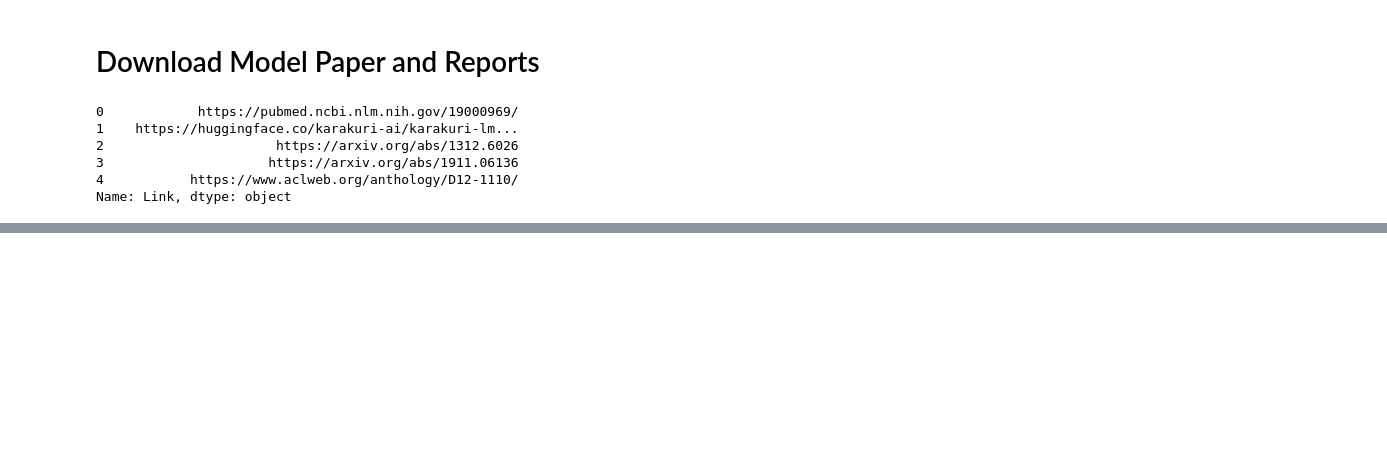
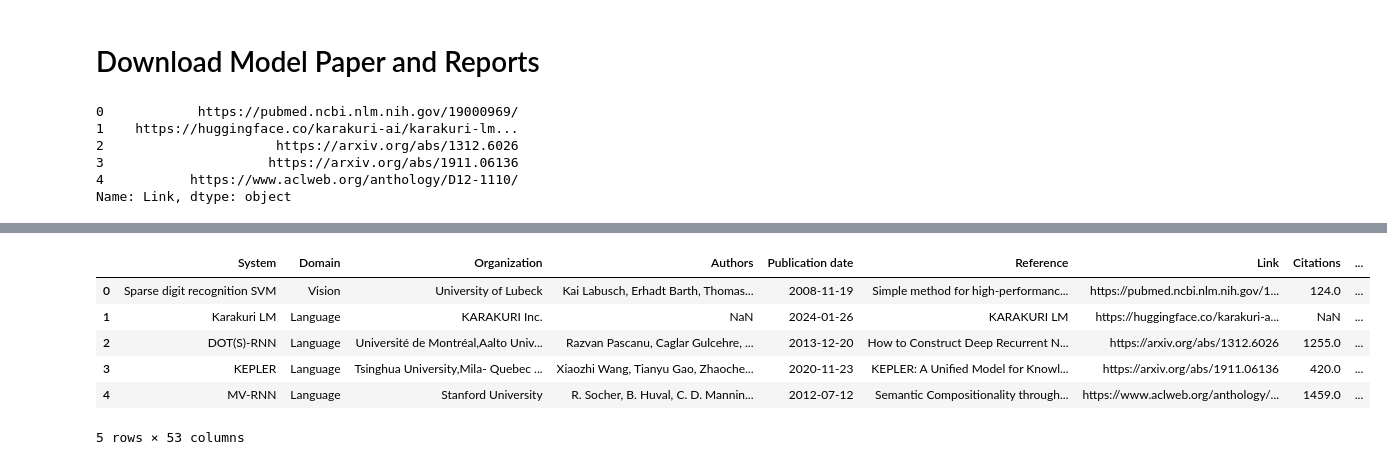
Before and after one commit to atrisovic/citation-study, a Jupyter notebook: code/models.ipynb, the cells around one changed output, grey strips where cells are left out. Cells and saved outputs as stored; diff of their text form; code cells hidden in the pictures; blank space fills up the shorter version.

Commit message:
download models and new columns

```diff
--- a/code/models.ipynb
+++ b/code/models.ipynb
@@ -323,0 +348,14 @@ The PDF is valid.
+# %%
+# add result column to the dataframe
+
+pcd_dataset["PDF download"] = results
+# %%
+pcd_dataset.head()
+# %% [output]
+|  | System | Domain | Organization | Authors | Publication date | Reference | Link | Citations | ... |
+| 0 | Sparse digit recognition SVM | Vision | University of Lubeck | Kai Labusch, Erhadt Barth, Thomas... | 2008-11-19 | Simple method for high-performanc... | https://pubmed.ncbi.nlm.nih.gov/1... | 124.0 | ... |
+| 1 | Karakuri LM | Language | KARAKURI Inc. | NaN | 2024-01-26 | KARAKURI LM | https://huggingface.co/karakuri-a... | NaN | ... |
+| 2 | DOT(S)-RNN | Language | Université de Montréal,Aalto Univ... | Razvan Pascanu, Caglar Gulcehre, ... | 2013-12-20 | How to Construct Deep Recurrent N... | https://arxiv.org/abs/1312.6026 | 1255.0 | ... |
+| 3 | KEPLER | Language | Tsinghua University,Mila- Quebec ... | Xiaozhi Wang, Tianyu Gao, Zhaoche... | 2020-11-23 | KEPLER: A Unified Model for Knowl... | https://arxiv.org/abs/1911.06136 | 420.0 | ... |
+| 4 | MV-RNN | Language | Stanford University | R. Socher, B. Huval, C. D. Mannin... | 2012-07-12 | Semantic Compositionality through... | https://www.aclweb.org/anthology/... | 1459.0 | ... |
+5 rows × 53 columns
```
Also changed, not shown: parts of 2 cells of this notebook.
